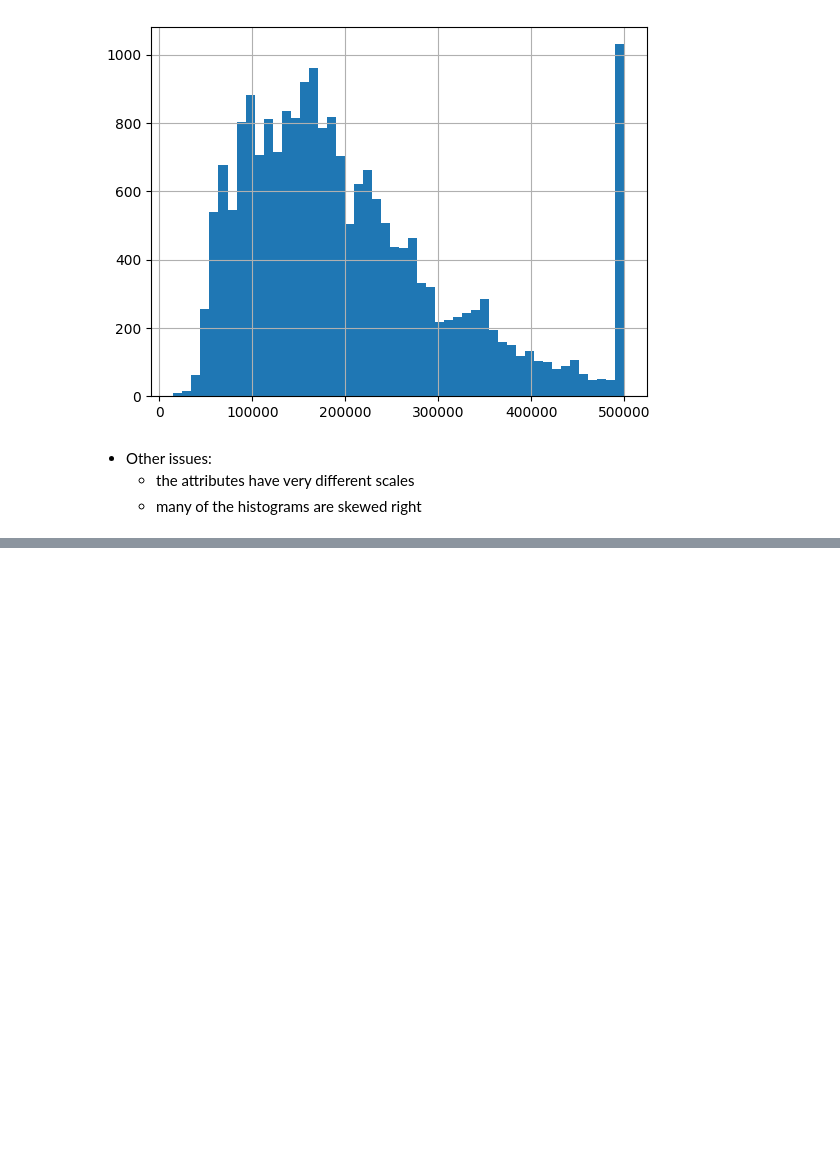
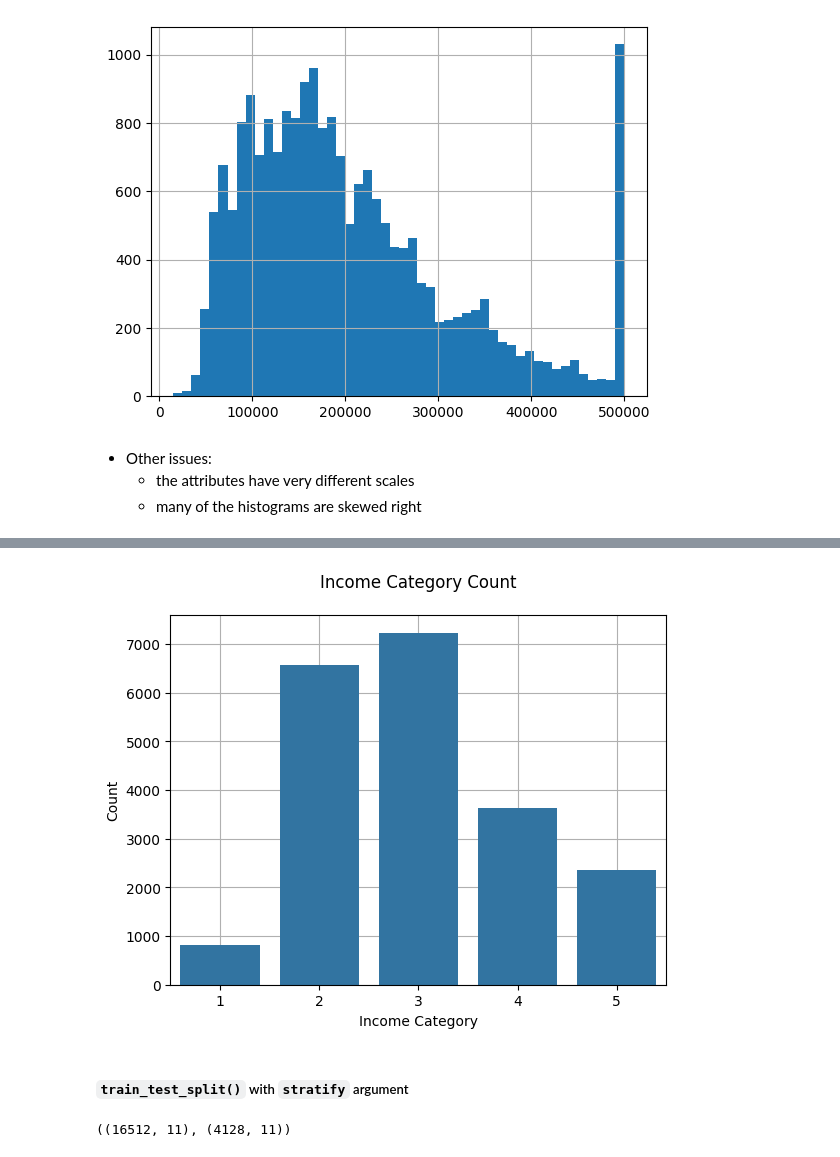
Before and after one commit to PaulToronto/Hands-on-Maching-Learning-Book, a Jupyter notebook: 2_End_to_End_Machine_Learning_Project.ipynb, the cells around one changed output, grey strips where cells are left out. Cells and saved outputs as stored; diff of their text form; code cells hidden in the pictures; blank space fills up the shorter version.

```diff
--- a/2_End_to_End_Machine_Learning_Project.ipynb
+++ b/2_End_to_End_Machine_Learning_Project.ipynb
@@ -267,0 +409,15 @@ housing['median_house_value'].hist(bins=50);
+# %%
+ax = sns.countplot(data=housing,
+                   x='income_cat')
+
+ax.set(xlabel='Income Category',
+       ylabel='Count',
+       axisbelow=True # so grid is under bars
+       )
+
+ax.set_title('Income Category Count', pad=20)
+ax.grid();
+# %% [output]
+[figure, added]
+# %% [markdown]
+##### `train_test_split()` with `stratify` argument
@@ -267,0 +429,8 @@ housing['median_house_value'].hist(bins=50);
+# %%
+strat_train_set, strat_test_set = train_test_split(housing,
+                                                   test_size=0.2,
+                                                   stratify=housing['income_cat'],
+                                                   random_state=42)
+strat_train_set.shape, strat_test_set.shape
+# %% [output]
+((16512, 11), (4128, 11))
```
Also changed, not shown: parts of 24 cells of this notebook.
